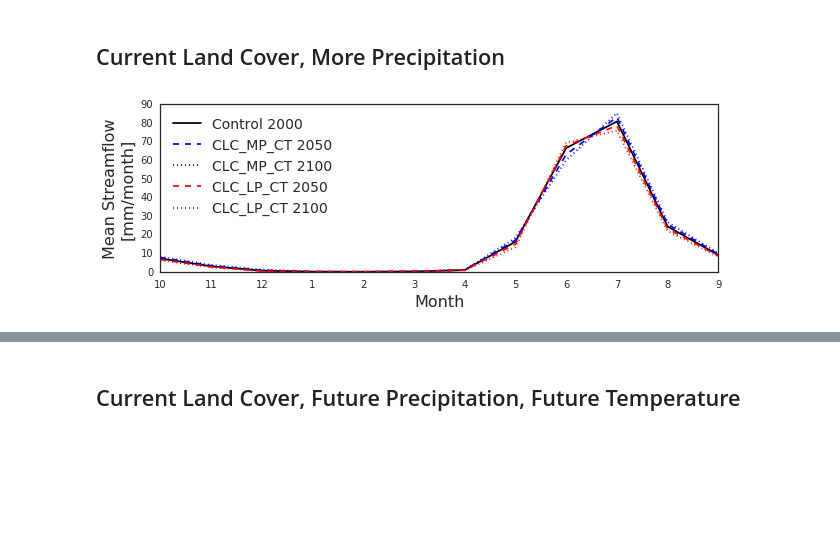
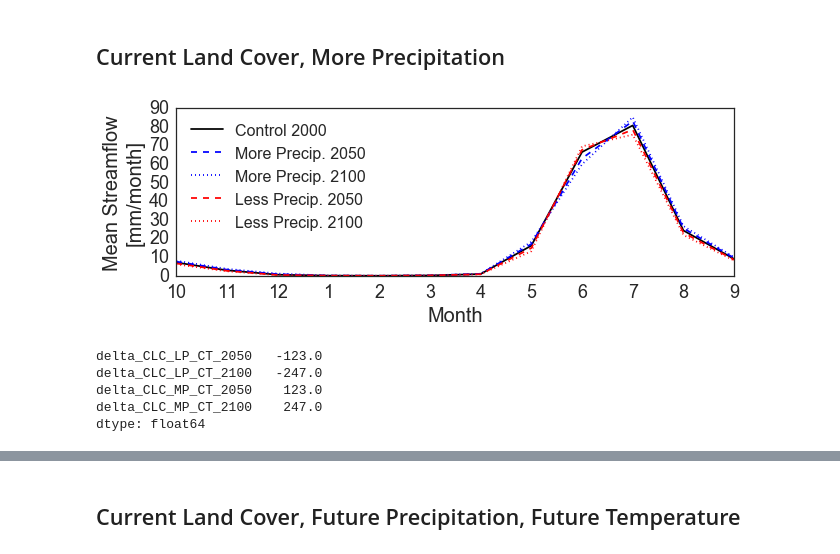
Before and after one commit to theobarnhart/rhessys_prep_analysis, a Jupyter notebook: ComoCreek/Visualize Experiment V2.ipynb, the cells around one changed output, grey strips where cells are left out. Cells and saved outputs as stored; diff of their text form; code cells hidden in the pictures; blank space fills up the shorter version.

```diff
--- a/ComoCreek/Visualize Experiment V2.ipynb
+++ b/ComoCreek/Visualize Experiment V2.ipynb
@@ -161,12 +240,15 @@ if printfig: plt.savefig('./figures/experiment_mean_ET_v2.png',dpi=300,bbox_inch
 # %%
 fig = plt.figure(figsize=(15,5))
 
-plt.plot(MP.mean().P, label='FLC_MP_FT')
-plt.fill_between(MP.min().index,MP.min().P,MP.max().P,facecolor='0.8',alpha=0.5)
-plt.plot(LP.mean().P, label='FLC_LP_FT')
-plt.fill_between(LP.min().index,LP.min().P,LP.max().P,facecolor='0.8',alpha=0.5)
-plt.ylabel('mean daily precipitation [mm]', fontsize=16)
-plt.xlabel('Year', fontsize=16)
-plt.legend(loc='upper left', fontsize=16)
+plt.plot(MP.mean().P, label='FLC_MP_FT',c='b',lw=3)
+plt.fill_between(MP.min().index,MP.min().P,MP.max().P,facecolor='b',alpha=0.15)
+plt.plot(LP.mean().P, label='FLC_LP_FT',c='r',lw=3)
+plt.fill_between(LP.min().index,LP.min().P,LP.max().P,facecolor='r',alpha=0.15)
+plt.ylabel('mean daily effective\nprecipitation [mm]', fontsize=20)
+plt.xlabel('Year', fontsize=20)
+plt.legend(loc='upper left', fontsize=18)
+ax = plt.gca()
+[tick.label.set_fontsize(18) for tick in ax.xaxis.get_major_ticks()];
+[tick.label.set_fontsize(18) for tick in ax.yaxis.get_major_ticks()];
 if printfig: plt.savefig('./figures/experiment_mean_P_v2.png',dpi=300,bbox_inches='tight')
 # %% [output]
@@ -266,6 +348,8 @@ for i in range(len(tmp)):
     out['evap'] = tmp.evap[i]
     out['leakage'] = tmp.leakage[i]
     out['root_storage'] = tmp.root_storage[i]
+    out['swe'] = tmp.swe[i]
+    out['snowmelt'] = tmp.snowmelt[i]
 
     # resample the data frame to monthly
     out.index = pd.DatetimeIndex(dates)
@@ -677,22 +905,26 @@ for i in range(len(tmp)):
 # %%
 dat.loc[dat.decade==0].groupby(by='month').mean()['sf'].plot(c='k',ls='-', figsize=(10,3),label='Control 2000')
 
 # more P
-dat.loc[(dat.decade==5) & (dat.name == 'CLC_MP_CT')].groupby(by='month').mean()['sf'].plot(c='b',ls='--',label='CLC_MP_CT 2050')
-dat.loc[(dat.decade==10) & (dat.name == 'CLC_MP_CT')].groupby(by='month').mean()['sf'].plot(c='b',ls=':',label='CLC_MP_CT 2100')
+dat.loc[(dat.decade==5) & (dat.name == 'CLC_MP_CT')].groupby(by='month').mean()['sf'].plot(c='b',ls='--',label='More Precip. 2050')
+dat.loc[(dat.decade==10) & (dat.name == 'CLC_MP_CT')].groupby(by='month').mean()['sf'].plot(c='b',ls=':',label='More Precip. 2100')
 
 # less P
-dat.loc[(dat.decade==5) & (dat.name == 'CLC_LP_CT')].groupby(by='month').mean()['sf'].plot(c='r',ls='--',label='CLC_LP_CT 2050')
-dat.loc[(dat.decade==10) & (dat.name == 'CLC_LP_CT')].groupby(by='month').mean()['sf'].plot(c='r',ls=':',label='CLC_LP_CT 2100')
+dat.loc[(dat.decade==5) & (dat.name == 'CLC_LP_CT')].groupby(by='month').mean()['sf'].plot(c='r',ls='--',label='Less Precip. 2050')
+dat.loc[(dat.decade==10) & (dat.name == 'CLC_LP_CT')].groupby(by='month').mean()['sf'].plot(c='r',ls=':',label='Less Precip. 2100')
 
-plt.legend(loc='upper left', fontsize = 14)
-plt.xlabel('Month', fontsize = 16)
-plt.ylabel('Mean Streamflow\n[mm/month]', fontsize = 16)
+plt.legend(loc='upper left', fontsize = 16)
+plt.xlabel('Month', fontsize = 20)
+plt.ylabel('Mean Streamflow\n[mm/month]', fontsize = 20)
 plt.xticks(np.arange(1,13),months_as_water_year,rotation=0)
+ax = plt.gca()
+[tick.label.set_fontsize(18) for tick in ax.xaxis.get_major_ticks()];
+[tick.label.set_fontsize(18) for tick in ax.yaxis.get_major_ticks()];
+
 if printfig: plt.savefig('./figures/CLC_Precip_change.png',dpi=300,bbox_inches='tight')
 if printfig: plt.savefig('./figures/CLC_Precip_change.pdf',bbox_inches='tight')
 # %% [output]
-[figure, old version]
+[figure, new version]
 # %%
 def make_table(var,lc,precip,temp):
     '''
@@ -721,6 +953,14 @@ def make_table(var,lc,precip,temp):
 sf = pd.concat([make_table('sf','CLC','MP','CT'),make_table('sf','CLC','LP','CT')])
 et = pd.concat([make_table('et','CLC','MP','CT'),make_table('et','CLC','LP','CT')])
 p = pd.concat([make_table('precip','CLC','MP','CT'),make_table('precip','CLC','LP','CT')])
+# %%
+p.filter(regex='delta*').sum().round()
+# %% [output]
+delta_CLC_LP_CT_2050   -123.0
+delta_CLC_LP_CT_2100   -247.0
+delta_CLC_MP_CT_2050    123.0
+delta_CLC_MP_CT_2100    247.0
+dtype: float64
 # %%
 sf.filter(regex='delta*').sum().round(1)
 # %% [output]
```
Also changed, not shown: parts of 47 cells of this notebook.
